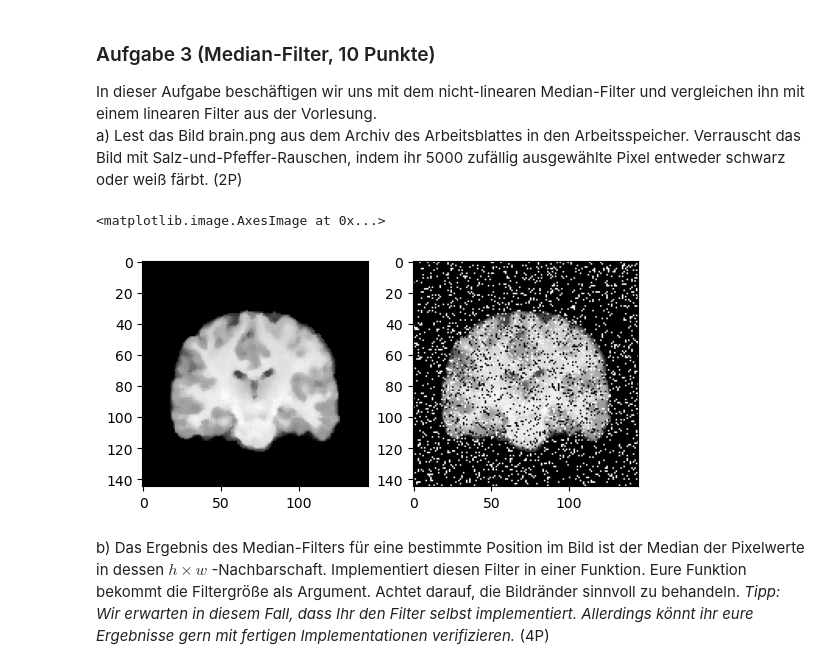
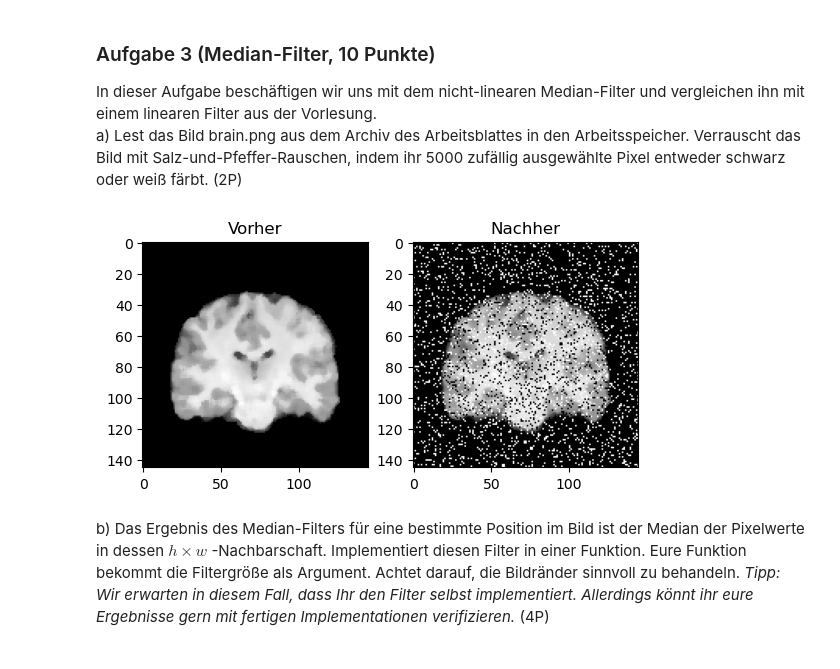
Before and after one commit to TimNogga/MedizinischeBildAnalyseBonn, a Jupyter notebook: mba-02/MBA_02.ipynb, the cells around one changed output. Drawn from its saved outputs; the diff is of its cells as text; code cells hidden in the pictures.

```diff
--- a/mba-02/MBA_02.ipynb
+++ b/mba-02/MBA_02.ipynb
@@ -185,33 +202,38 @@ a) Lest das Bild brain.png aus dem Archiv des Arbeitsblattes in den Arbeitsspeic
 # %%
 # Lösung hier
 import skimage as ski
 import numpy as np
 import matplotlib.pyplot as plt
 
 # Lest das Bild ein
 img_brain = ski.io.imread("brain.png")
 
 # schreibt eine Funktion zum Verrauschen von Bildern
-
 def salt_and_pepper(img, n_pixels=5000):
     img_noisy = np.copy(img)
+
     for i in range(n_pixels):
         x = np.random.randint(0, len(img_noisy))
         y = np.random.randint(0, len(img_noisy[0]))
 
         img_noisy[x, y] = np.random.randint(0, 2) * 255
 
     return img_noisy
 
 img_salt_pepper_brain = salt_and_pepper(img_brain)
 
+# Anzeige
 fig, axes = plt.subplots(1, 2)
 
 axes[0].imshow(img_brain, cmap="gray")
+axes[0].set_title("Vorher")
+
 axes[1].imshow(img_salt_pepper_brain, cmap="gray")
+axes[1].set_title("Nachher")
+
+plt.show()
 # %% [output]
-<matplotlib.image.AxesImage at 0x...>
-[figure, old version]
+[figure, new version]
 # %% [markdown]
 b) Das Ergebnis des Median-Filters für eine bestimmte Position im Bild ist der Median der Pixelwerte in dessen $h \times w$ -Nachbarschaft. Implementiert diesen Filter in einer Funktion. Eure Funktion bekommt die Filtergröße als Argument. Achtet darauf, die Bildränder sinnvoll zu behandeln. *Tipp: Wir erwarten in diesem Fall, dass Ihr den Filter selbst implementiert. Allerdings könnt ihr eure Ergebnisse gern mit fertigen Implementationen verifizieren.* (4P)
 # %%
```
Also changed, not shown: parts of 8 cells of this notebook.
